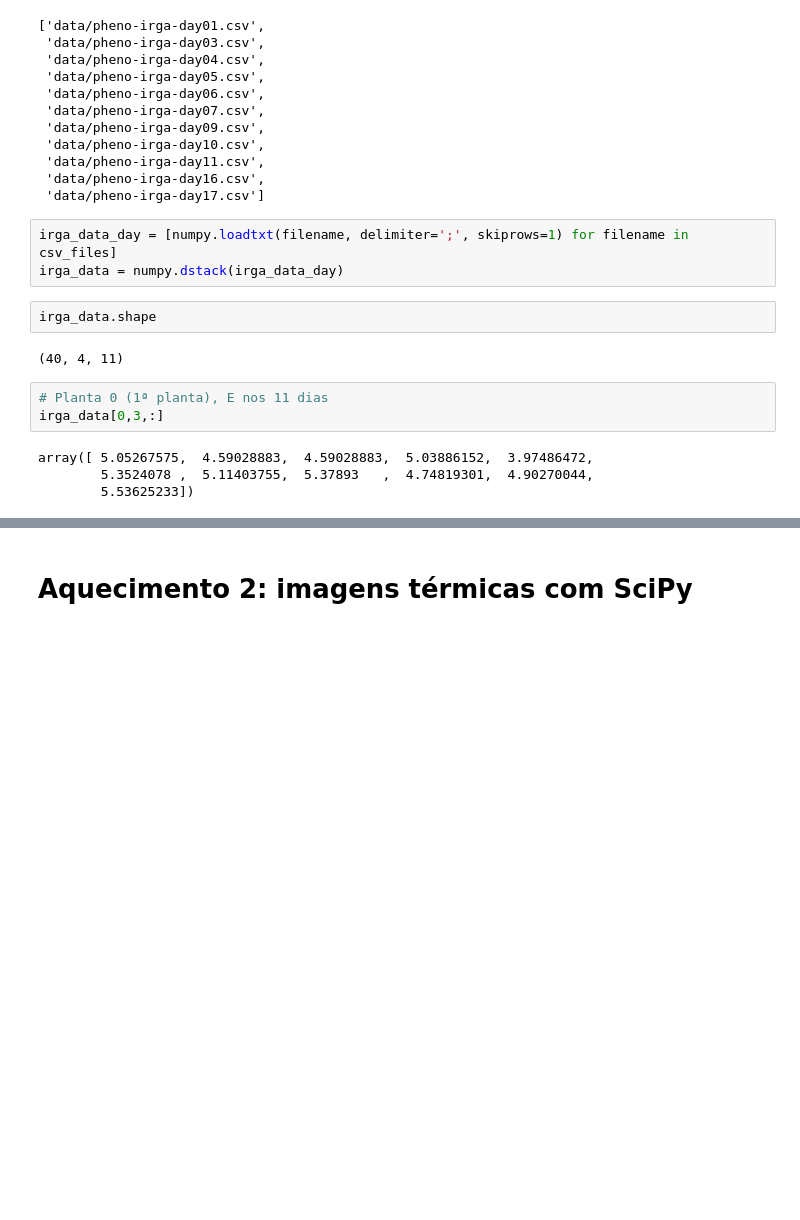
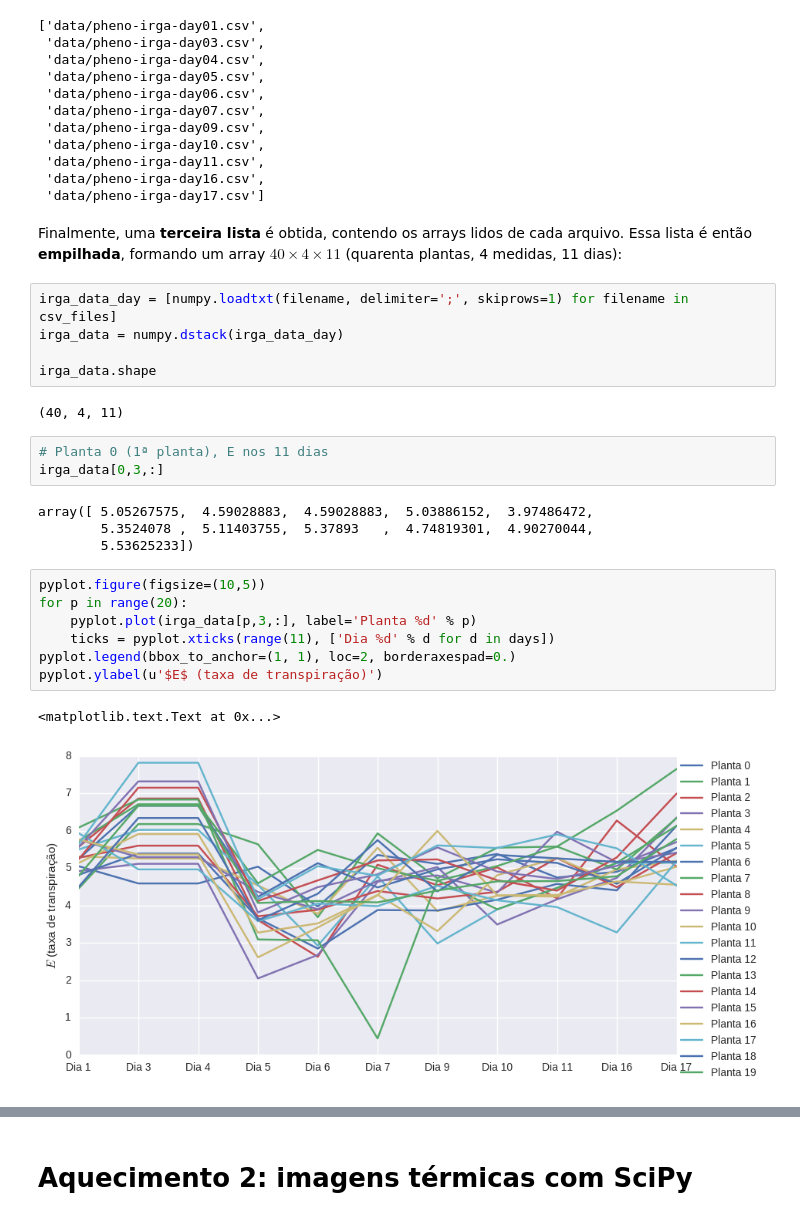
Before and after one commit to amandaortega/scipy-intro, a Jupyter notebook: 00._Aquecimento.ipynb, the cells around one changed output, grey strips where cells are left out. Saved outputs shown, nothing was run; the diff lists cells and outputs as text; blank space fills up the shorter version.

```diff
--- a/00._Aquecimento.ipynb
+++ b/00._Aquecimento.ipynb
@@ -240,13 +247,15 @@ csv_files
  'data/pheno-irga-day11.csv',
  'data/pheno-irga-day16.csv',
  'data/pheno-irga-day17.csv']
+# %% [markdown]
+Finalmente, uma **terceira lista** é obtida, contendo os arrays lidos de cada arquivo. Essa lista é então **empilhada**, formando um array $40 \times 4 \times 11$ (quarenta plantas, 4 medidas, 11 dias):
 # %%
 irga_data_day = [numpy.loadtxt(filename, delimiter=';', skiprows=1) for filename in csv_files]
 irga_data = numpy.dstack(irga_data_day)
+
+irga_data.shape
+# %% [output]
+(40, 4, 11)
-# %%
-irga_data.shape
-# %% [output]
-(40, 4, 11)
 # %%
 # Planta 0 (1ª planta), E nos 11 dias
 irga_data[0,3,:]
@@ -254,4 +263,14 @@ irga_data[0,3,:]
 array([ 5.05267575,  4.59028883,  4.59028883,  5.03886152,  3.97486472,
         5.3524078 ,  5.11403755,  5.37893   ,  4.74819301,  4.90270044,
         5.53625233])
+# %%
+pyplot.figure(figsize=(10,5))
+for p in range(20):
+    pyplot.plot(irga_data[p,3,:], label='Planta %d' % p)
+    ticks = pyplot.xticks(range(11), ['Dia %d' % d for d in days])
+pyplot.legend(bbox_to_anchor=(1, 1), loc=2, borderaxespad=0.)
+pyplot.ylabel(u'$E$ (taxa de transpiração)')
+# %% [output]
+<matplotlib.text.Text at 0x...>
+[figure, added]
 # %%
```
Also changed, not shown: parts of 41 cells of this notebook, 7 other files.
